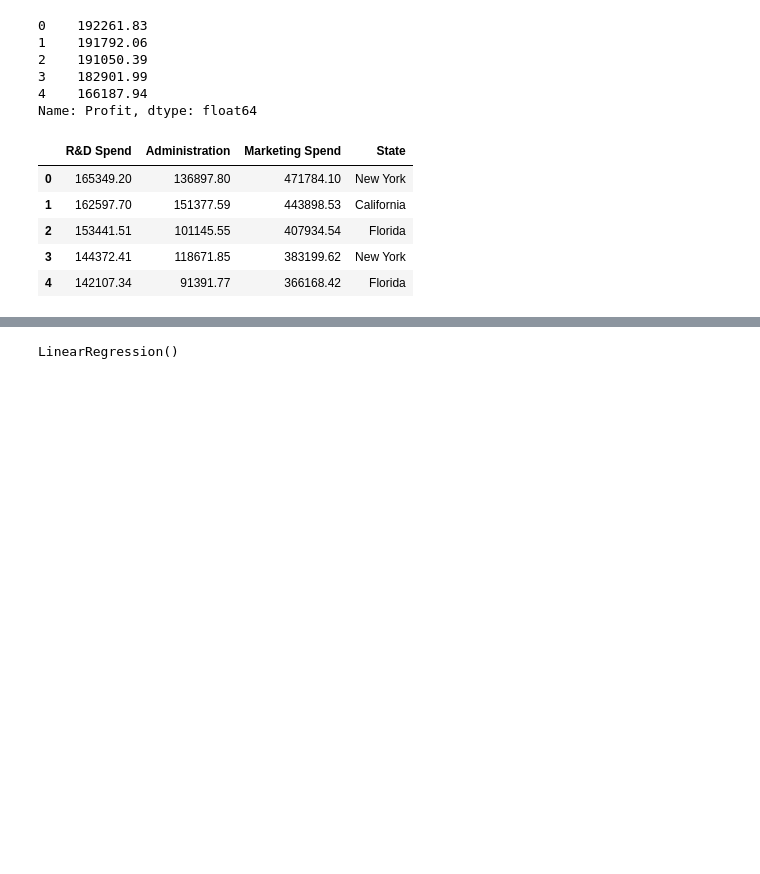
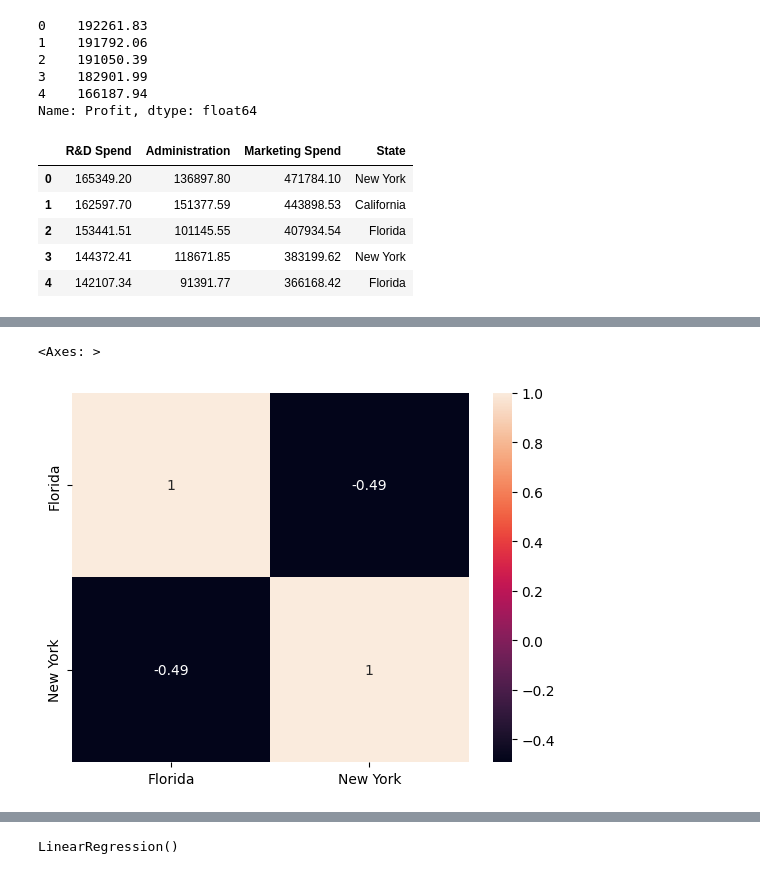
Before and after one commit to IsabelManiega/IA_Python, a Jupyter notebook: Ejercicios/Ejercicio 3/Ejercicio_3-Resuelto.ipynb, the cells around one changed output, grey strips where cells are left out. Drawn from its saved outputs; the diff is of its cells as text; code cells hidden in the pictures; blank space fills up the shorter version.

```diff
--- a/Ejercicios/Ejercicio 3/Ejercicio_3-Resuelto.ipynb
+++ b/Ejercicios/Ejercicio 3/Ejercicio_3-Resuelto.ipynb
@@ -104,3 +101,9 @@ status.head()
+# %%
+#gives positive & negative relation between categories
+sns.heatmap(status.corr(), annot=True)
+# %% [output]
+<Axes: >
+[figure, new version]
 # %%
 # concatinating the dataframes'
 data=pd.concat([dataset, status],axis=1)
```
Also changed, not shown: parts of 5 cells of this notebook.
